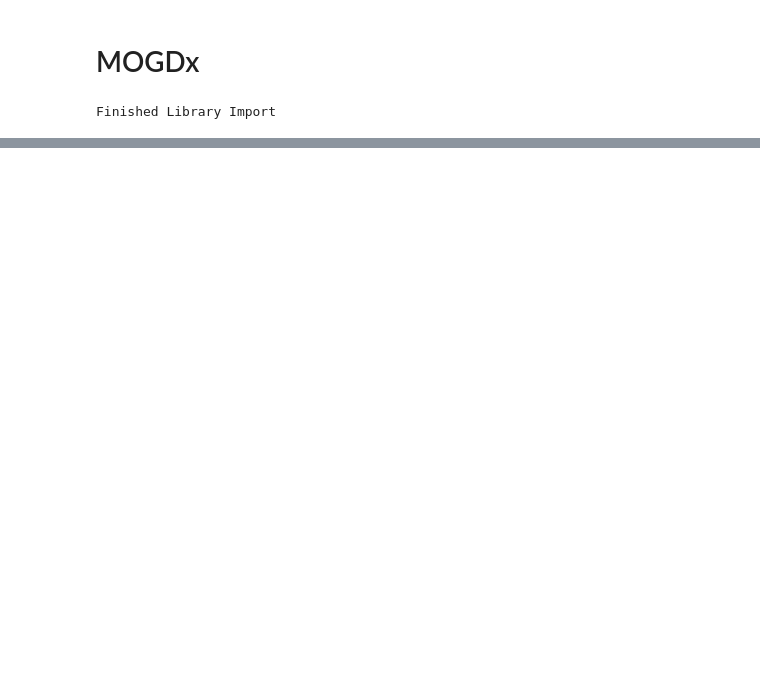
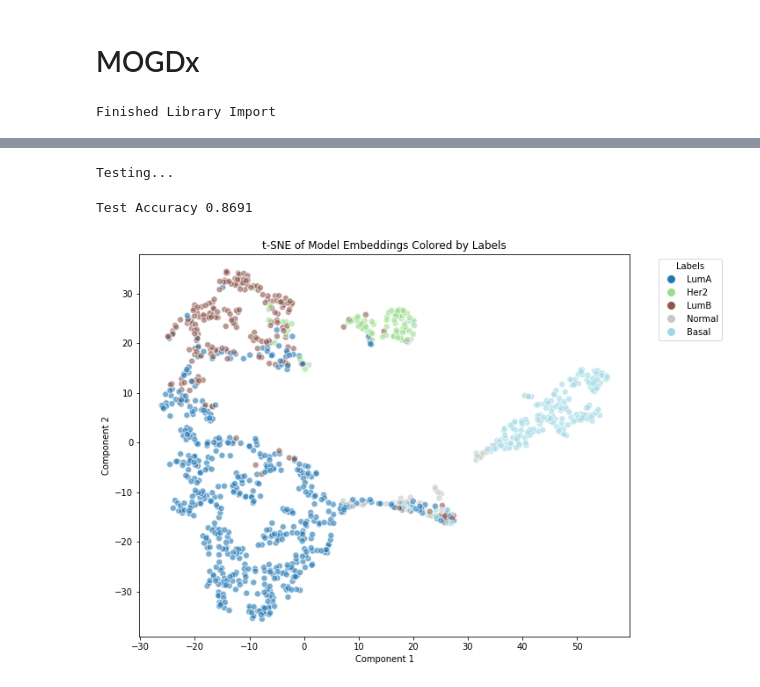
Before and after one commit to Barry8197/MOGDx, a Jupyter notebook: MOGDx.ipynb, the cells around one changed output, grey strips where cells are left out. Cells and saved outputs as stored; diff of their text form; code cells hidden in the pictures; blank space fills up the shorter version.

```diff
--- a/MOGDx.ipynb
+++ b/MOGDx.ipynb
@@ -144,0 +249,20 @@ DGLError: [10:15:42] C:\Users\Administrator\DGL_scripts\release\win-64\dgl\src\r
+# %%
+# test the model
+print("Testing...")
+acc = layerwise_infer(
+    device, g, np.arange(len(g.nodes())), best_model, batch_size=4096
+)
+print("Test Accuracy {:.4f}".format(acc.item()))
+# %% [output]
+Testing...
+Test Accuracy 0.8691
+# %%
+best_model.eval()
+with torch.no_grad():
+    emb = best_model.inference(
+        g, g.ndata['feat'] ,device, 4096
+    )  # pred in buffer_device
+
+tsne_embedding_plot(emb.detach().cpu().numpy() , meta)
+# %% [output]
+[figure, added]
```
Also changed, not shown: parts of 3 cells of this notebook, 4 other files.
